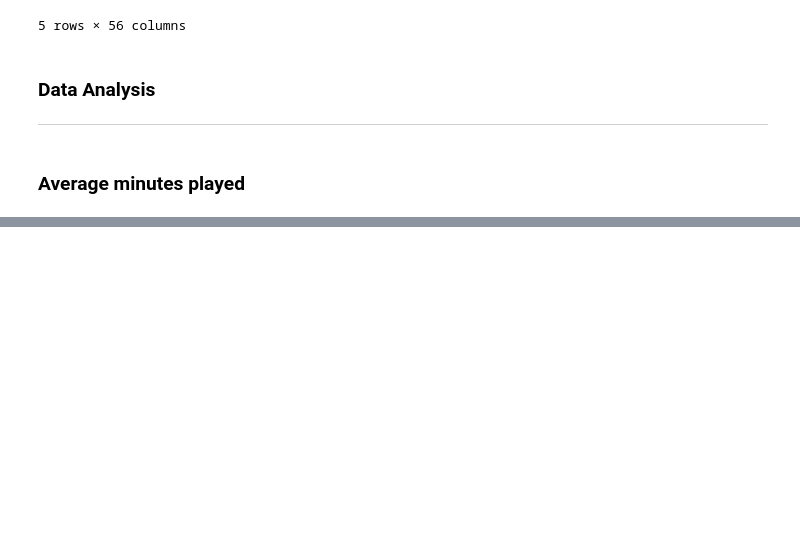
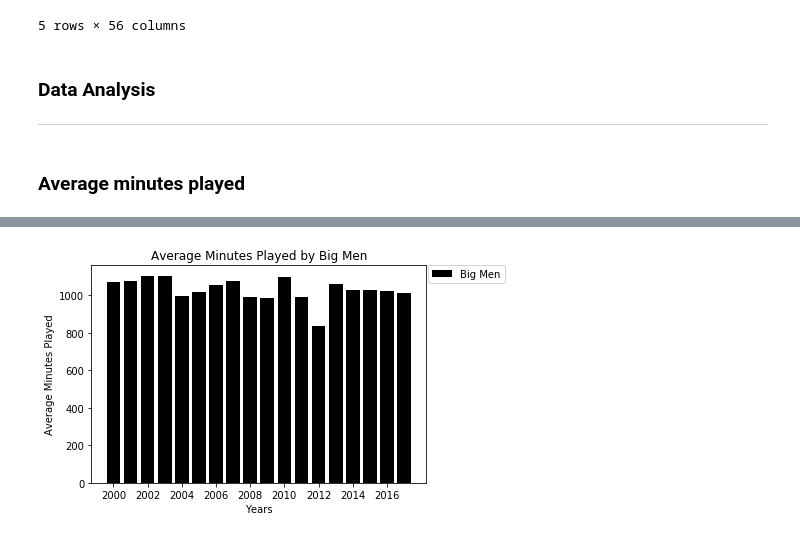
Before and after one commit to logan7734/Project1_repo, a Jupyter notebook: Project Code(Ovais).ipynb, the cells around one changed output, grey strips where cells are left out. Saved outputs shown, nothing was run; the diff lists cells and outputs as text; code cells hidden in the pictures; blank space fills up the shorter version.

Commit message:
Finished Average Minutes Played Big Men vs Small Men

```diff
--- a/Project Code(Ovais).ipynb
+++ b/Project Code(Ovais).ipynb
@@ -162,17 +162,26 @@ small_men_grouped = small_men_df.groupby('Year')
 # %% [markdown]
 ### Average minutes played
 # %%
-#Get the average minutes played for each position and each year
+#Get the average minutes played for both big men and small men
 
-avg_minutes_df = grouped_df.MP.mean()
-print(type(avg_minutes_df))
+#---Big Men---#
+
+avg_min_big = big_men_grouped.MP.mean()
+avg_min_big
 
 #Turn into DataFrame
 
-avg_minutes_df = avg_minutes_df.to_frame()
-type(avg_minutes_df)
+avg_min_big = avg_min_big.to_frame()
+
 
 #Reset index of DataFrame
-avg_minutes_df = avg_minutes_df.reset_index()
-avg_minutes_df.head()
+avg_min_big = avg_min_big.reset_index()
+print(avg_min_big.head())
+
+
+#---Small Men---#
+avg_min_small = small_men_grouped.MP.mean()
+avg_min_small = avg_min_small.to_frame()
+avg_min_small = avg_min_small.reset_index()
+avg_min_small.head()
 # %% [output]
@@ -180,12 +200,21 @@ NameError: name 'grouped_df' is not defined
 # %%
-#Centers Minutes
-centers_min = avg_minutes_df.loc[avg_minutes_df["Pos"] == "C"]
+#Big Men Minutes
 
-plt.bar(centers_min["Year"], centers_min["MP"], color='Blue')
 
+big_plot = plt.bar(avg_min_big["Year"], avg_min_big["MP"], color='Black')
+
+
+#Change values of xticks
+plt.xticks(np.arange(2000,2018,step=2))
+plt.legend([big_plot], ["Big Men"], loc='best', bbox_to_anchor = (1.25,1.025))
 
 #Set Axis Labels and Titles
 plt.xlabel("Years")
 plt.ylabel("Average Minutes Played")
-plt.title("Average Minutes Played by Centers")
+plt.title("Average Minutes Played by Big Men")
+
+
+plt.show()
+# %% [output]
+[figure, added]
 # %%
```
Also changed, not shown: parts of 6 cells of this notebook.
